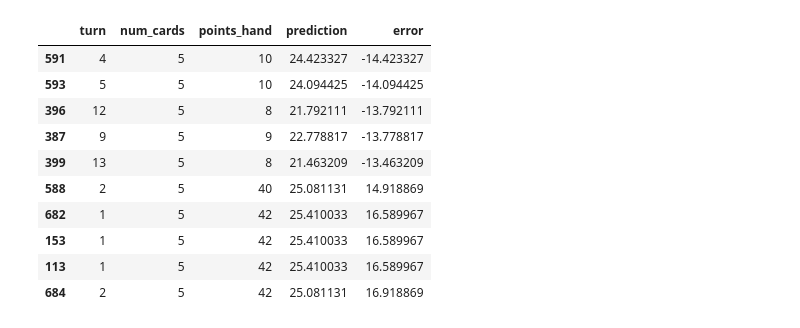
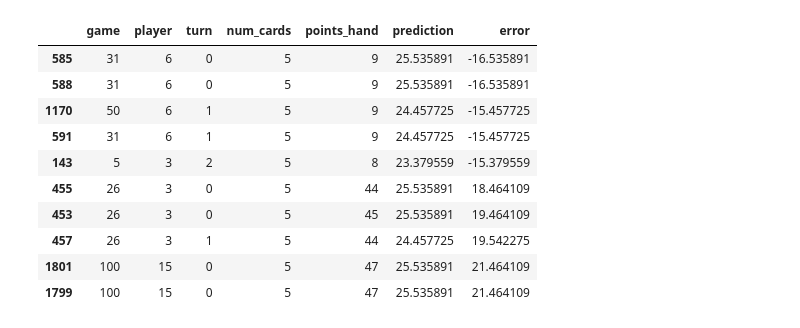
Before and after one commit to maxfriedrich/dsdm, a Jupyter notebook: 09_game_points_trends.ipynb, the cells around one changed output. Saved outputs shown, nothing was run; the diff lists cells and outputs as text; code cells hidden in the pictures.

```diff
--- a/09_game_points_trends.ipynb
+++ b/09_game_points_trends.ipynb
@@ -65,13 +65,38 @@ by_game[('a23cfaf5-1c9d-4390-8101-830f4e1968027e6f563a-4e98-4d84-8472-60e91b95b4
+# %%
+class Index:
+    def __init__(self):
+        self.ind2item = {}
+        self.item2ind = {}
+
+    def store(self, item):
+        ind = len(self.ind2item)
+        self.ind2item[ind] = item
+        self.item2ind[item] = ind
+
+    def __contains__(self, item):
+        return item in self.item2ind
+
+    def __iadd__(self, item):
+        self.store(item)
+
+    def __getitem__(self, key):
+        if not key in self.item2ind:
+            self.store(key)
+        return self.item2ind[key]
 # %%
+games_index = Index()
+players_index = Index()
+
 by_player = []
 for game, states in by_game.items():
     for state in states:
         for player in state['players']:
             cards = player['cards']
+            game_id = games_index[game]
+            player_id = players_index[player['id']]
             by_player.append({
-                'game': game,
-                'player': player['id'],
-                'game+player': (game, player['id']),
+                'game': game_id,
+                'player': player_id,
                 'turn': state['turn'],
                 'num_cards': len(cards),
                 'points_hand': sum([card['endValue'] for card in cards])
@@ -109,7 +138,7 @@ from sklearn.linear_model import LinearRegression
 from sklearn.metrics import mean_squared_error
 # %%
 games = pd.Series(by_player['game'].unique())
-train_games = set(games.sample(round(len(games) * 0.75), random_state=123))
+train_games = set(games.sample(round(len(games) * 0.5), random_state=1234))
 test_games = set(games) - train_games
 print(f'Sampled {len(train_games)} games for training, {len(test_games)} games for testing')
 # %% [output]
@@ -117,7 +146,8 @@ Sampled 52 games for training, 18 games for testing
 # %%
-features = by_player.copy().drop(columns=['player'])
+features = by_player.copy()
 features_train = features[features['game'].isin(train_games)].reset_index(drop=True)
 features_test = features[features['game'].isin(test_games)].reset_index(drop=True)
+print(f'Train size: {len(features_train)}, test size: {len(features_test)}')
 
 feature_names = ['turn', 'num_cards']
 target_name = 'points_hand'
@@ -162,22 +202,21 @@ _ = ax.set_title('Absolute error')
 # %%
 n_samples = 5
 sorted_by_error_size = np.argsort(error)
 
 ind = np.hstack([sorted_by_error_size[:n_samples], sorted_by_error_size[-n_samples:]])
 big_error_samples = features_test.loc[ind]
 big_error_samples['prediction'] = pred[ind]
 big_error_samples['error'] = error[ind]
-big_error_samples = big_error_samples.drop(columns=['game', 'game+player'])
 big_error_samples
 # %% [output]
-|  | turn | num_cards | points_hand | prediction | error |
-| 591 | 4 | 5 | 10 | 24.423327 | -14.423327 |
-| 593 | 5 | 5 | 10 | 24.094425 | -14.094425 |
-| 396 | 12 | 5 | 8 | 21.792111 | -13.792111 |
-| 387 | 9 | 5 | 9 | 22.778817 | -13.778817 |
-| 399 | 13 | 5 | 8 | 21.463209 | -13.463209 |
-| 588 | 2 | 5 | 40 | 25.081131 | 14.918869 |
-| 682 | 1 | 5 | 42 | 25.410033 | 16.589967 |
-| 153 | 1 | 5 | 42 | 25.410033 | 16.589967 |
-| 113 | 1 | 5 | 42 | 25.410033 | 16.589967 |
-| 684 | 2 | 5 | 42 | 25.081131 | 16.918869 |
+|  | game | player | turn | num_cards | points_hand | prediction | error |
+| 585 | 31 | 6 | 0 | 5 | 9 | 25.535891 | -16.535891 |
+| 588 | 31 | 6 | 0 | 5 | 9 | 25.535891 | -16.535891 |
+| 1170 | 50 | 6 | 1 | 5 | 9 | 24.457725 | -15.457725 |
+| 591 | 31 | 6 | 1 | 5 | 9 | 24.457725 | -15.457725 |
+| 143 | 5 | 3 | 2 | 5 | 8 | 23.379559 | -15.379559 |
+| 455 | 26 | 3 | 0 | 5 | 44 | 25.535891 | 18.464109 |
+| 453 | 26 | 3 | 0 | 5 | 45 | 25.535891 | 19.464109 |
+| 457 | 26 | 3 | 1 | 5 | 44 | 24.457725 | 19.542275 |
+| 1801 | 100 | 15 | 0 | 5 | 47 | 25.535891 | 21.464109 |
+| 1799 | 100 | 15 | 0 | 5 | 47 | 25.535891 | 21.464109 |
```
Also changed, not shown: parts of 14 cells of this notebook.
